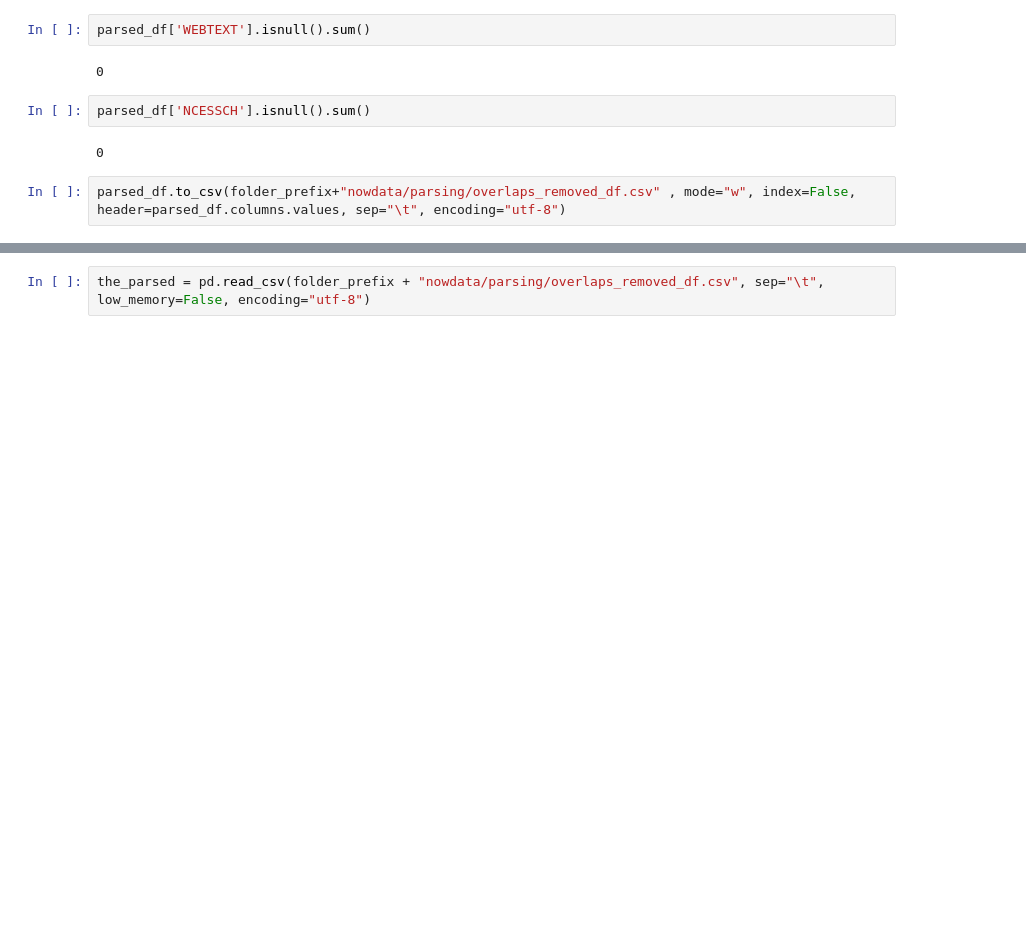
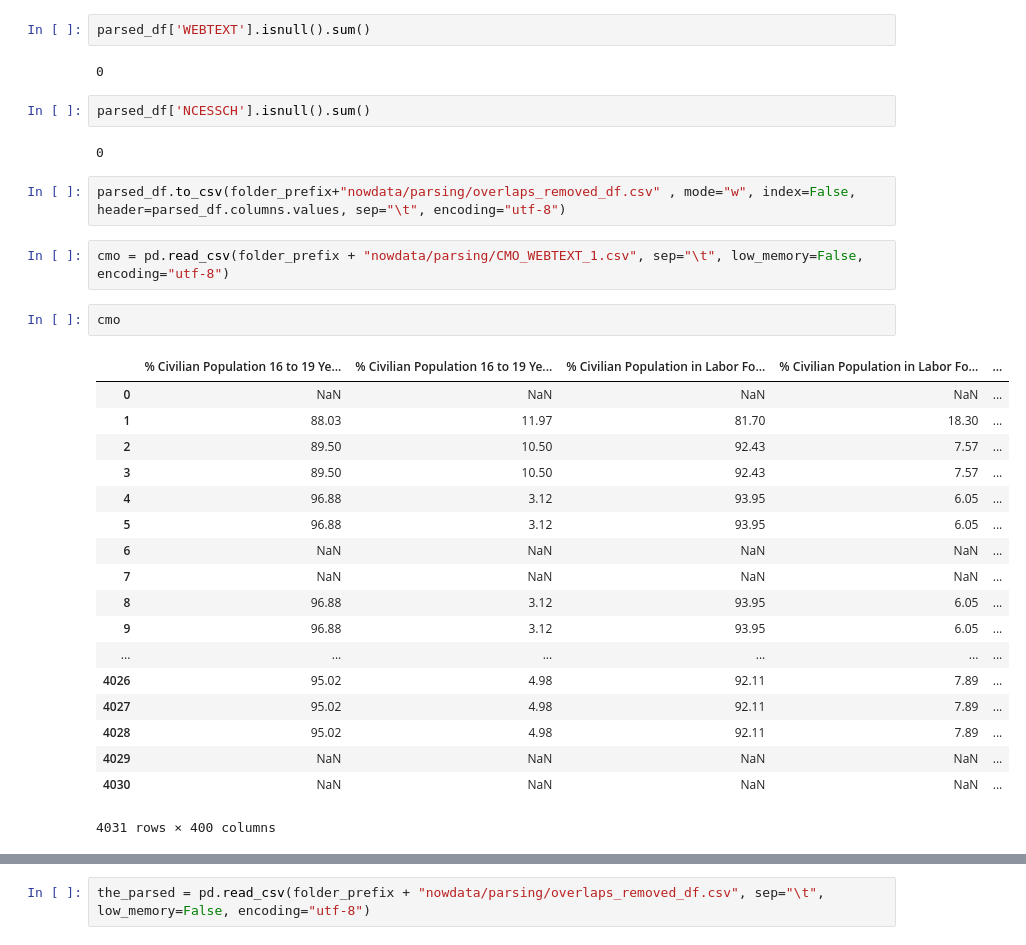
Before and after one commit to comp-strat/text_analysis, a Jupyter notebook: scripts/Combine_Final_df.ipynb, the cells around one changed output, grey strips where cells are left out. Cells and saved outputs as stored; diff of their text form; blank space fills up the shorter version.

```diff
--- a/scripts/Combine_Final_df.ipynb
+++ b/scripts/Combine_Final_df.ipynb
@@ -756,3 +758,26 @@ parsed_df['NCESSCH'].isnull().sum()
 0
 # %%
 parsed_df.to_csv(folder_prefix+"nowdata/parsing/overlaps_removed_df.csv" , mode="w", index=False, header=parsed_df.columns.values, sep="\t", encoding="utf-8")
+# %%
+cmo = pd.read_csv(folder_prefix + "nowdata/parsing/CMO_WEBTEXT_1.csv", sep="\t", low_memory=False, encoding="utf-8")
+# %%
+cmo
+# %% [output]
+|  | % Civilian Population 16 to 19 Ye... | % Civilian Population 16 to 19 Ye... | % Civilian Population in Labor Fo... | % Civilian Population in Labor Fo... | ... |
+| 0 | NaN | NaN | NaN | NaN | ... |
+| 1 | 88.03 | 11.97 | 81.70 | 18.30 | ... |
+| 2 | 89.50 | 10.50 | 92.43 | 7.57 | ... |
+| 3 | 89.50 | 10.50 | 92.43 | 7.57 | ... |
+| 4 | 96.88 | 3.12 | 93.95 | 6.05 | ... |
+| 5 | 96.88 | 3.12 | 93.95 | 6.05 | ... |
+| 6 | NaN | NaN | NaN | NaN | ... |
+| 7 | NaN | NaN | NaN | NaN | ... |
+| 8 | 96.88 | 3.12 | 93.95 | 6.05 | ... |
+| 9 | 96.88 | 3.12 | 93.95 | 6.05 | ... |
+| ... | ... | ... | ... | ... | ... |
+| 4026 | 95.02 | 4.98 | 92.11 | 7.89 | ... |
+| 4027 | 95.02 | 4.98 | 92.11 | 7.89 | ... |
+| 4028 | 95.02 | 4.98 | 92.11 | 7.89 | ... |
+| 4029 | NaN | NaN | NaN | NaN | ... |
+| 4030 | NaN | NaN | NaN | NaN | ... |
+4031 rows × 400 columns
```
Also changed, not shown: parts of 18 cells of this notebook.
